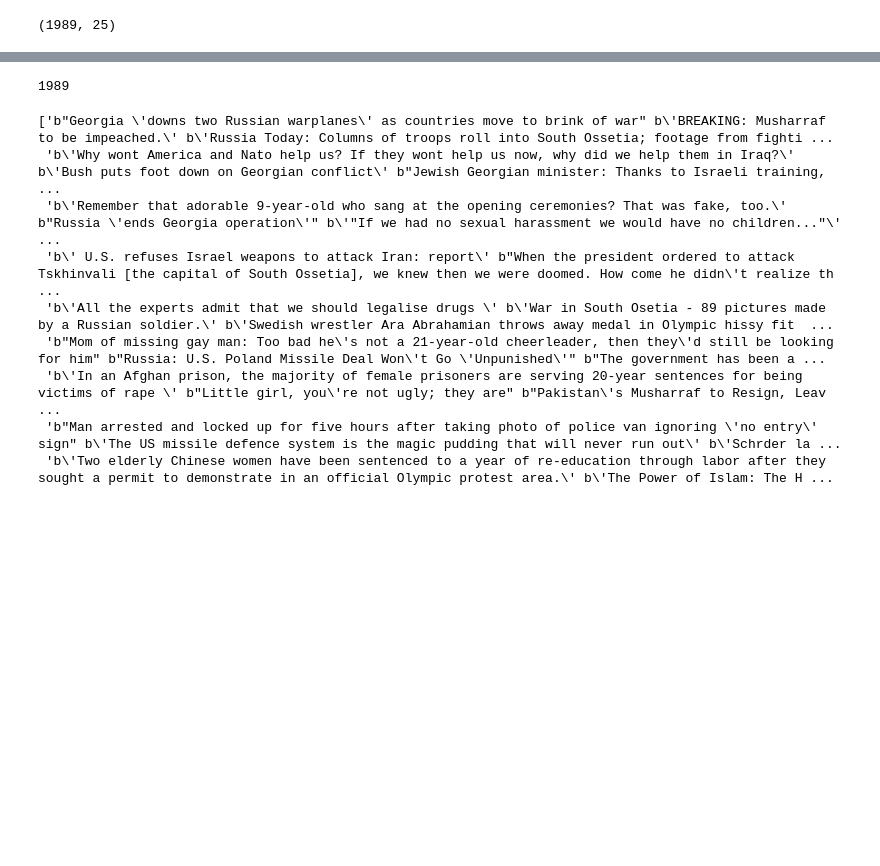
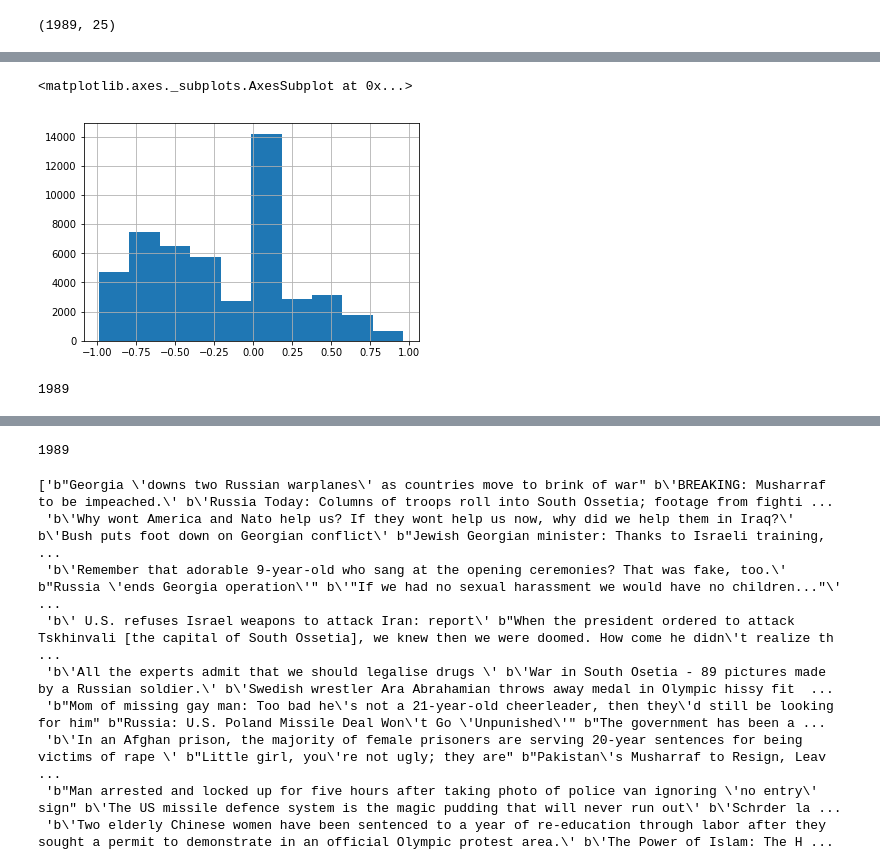
Before and after one commit to bg453cornell/ORIE-4740-NLP-ML, a Jupyter notebook: ORIE 4740 Code.ipynb, the cells around one changed output, grey strips where cells are left out. Drawn from its saved outputs; the diff is of its cells as text; code cells hidden in the pictures; blank space fills up the shorter version.

```diff
--- a/ORIE 4740 Code.ipynb
+++ b/ORIE 4740 Code.ipynb
@@ -61,0 +63,13 @@ headlines.shape
+# %%
+from nltk.sentiment.vader import SentimentIntensityAnalyzer as SIA
+
+sia = SIA()
+results = []
+
+for daily in headlines:
+    for line in daily:
+        pol_score = sia.polarity_scores(str(line))
+        pol_score['headline'] = str(line)
+        results.append(pol_score)
+# %%
+sentiment_score_df = pd.DataFrame.from_records(results)
@@ -61,0 +85,5 @@ headlines.shape
+# %%
+sentiment_score_df['compound'].hist()
+# %% [output]
+<matplotlib.axes._subplots.AxesSubplot at 0x...>
+[figure, added]
@@ -61,0 +92,4 @@ headlines.shape
+# %%
+len(daily_avg_sentiment_score)
+# %% [output]
+1989
```
Also changed, not shown: parts of 30 cells of this notebook.
